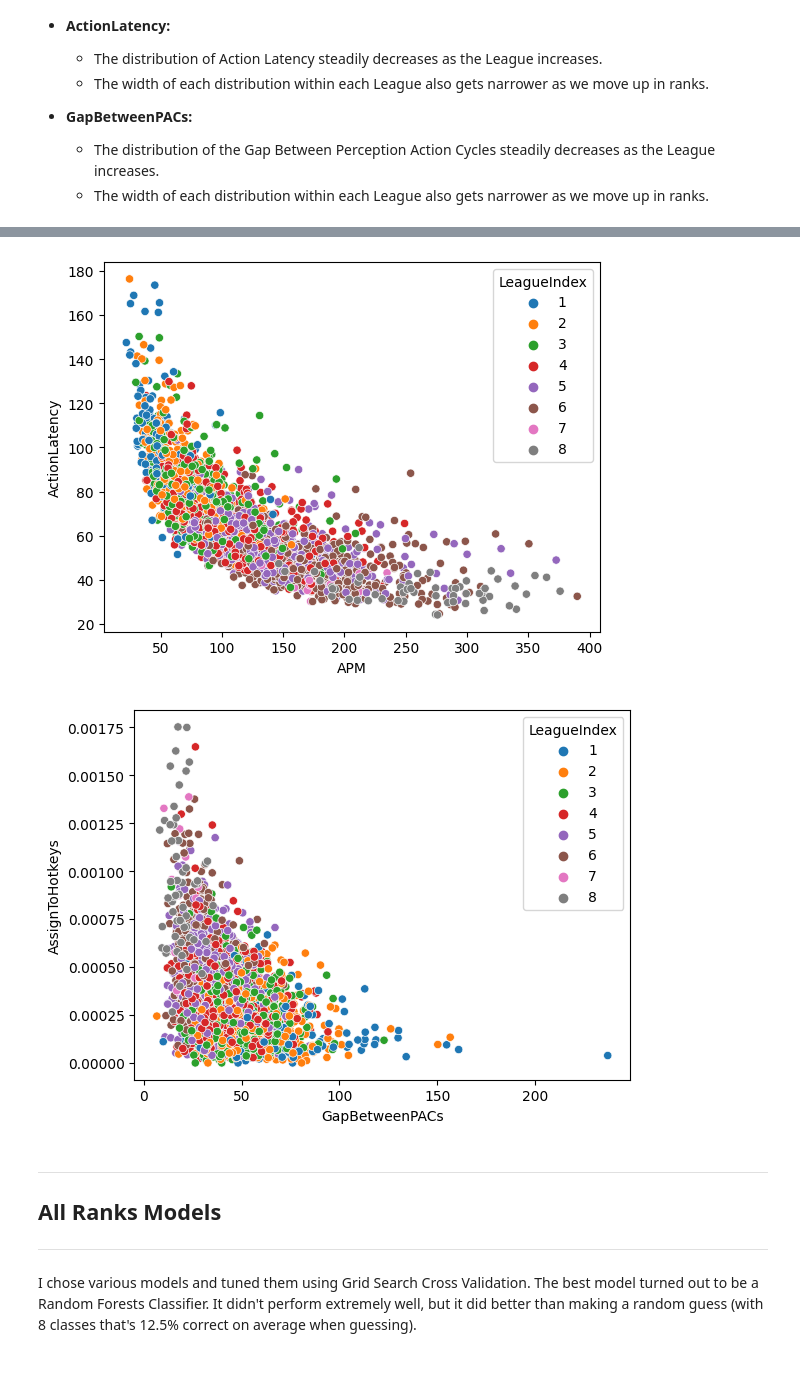
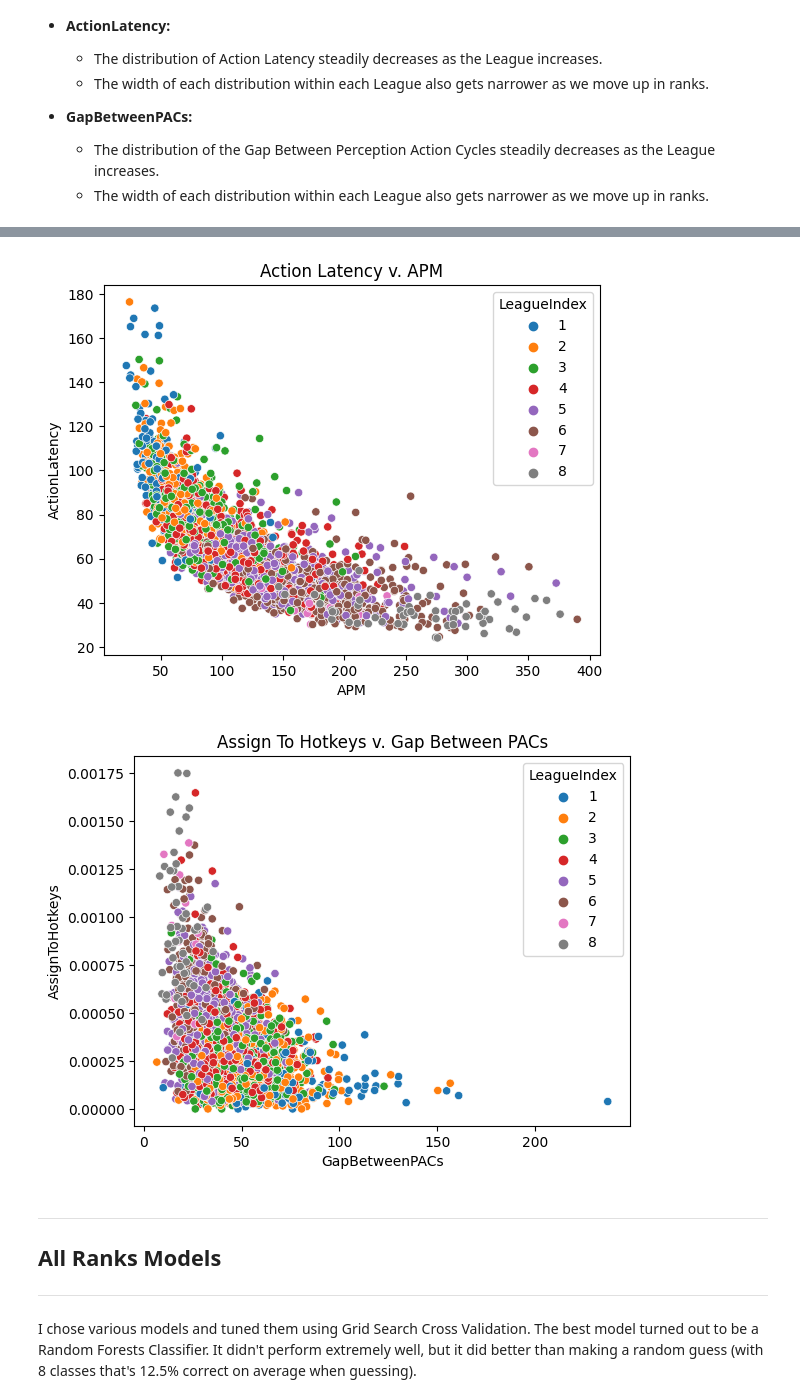
Before and after one commit to Ethan-Shapiro/EG-Starcraft-II-Project, a Jupyter notebook: notebook.ipynb, the cells around one changed output, grey strips where cells are left out. Drawn from its saved outputs; the diff is of its cells as text; code cells hidden in the pictures; blank space fills up the shorter version.

```diff
--- a/notebook.ipynb
+++ b/notebook.ipynb
@@ -447,14 +467,16 @@ plt.show()
 # %%
 sns.scatterplot(df, y='ActionLatency', x='APM', hue='LeagueIndex')
+plt.title('Action Latency v. APM')
 plt.show()
 # %% [output]
-[figure, old version]
+[figure, new version]
 # %%
 # It's important to note that the scale of 'AssignToHotkeys' is way smaller than 'GapBetweenPACs'
 sns.scatterplot(df, y='AssignToHotkeys', x='GapBetweenPACs', hue='LeagueIndex')
+plt.title('Assign To Hotkeys v. Gap Between PACs')
 plt.show()
 # %% [output]
-[figure, old version]
+[figure, new version]
 # %% [markdown]
 ----
 
```
Also changed, not shown: parts of 12 cells of this notebook.
